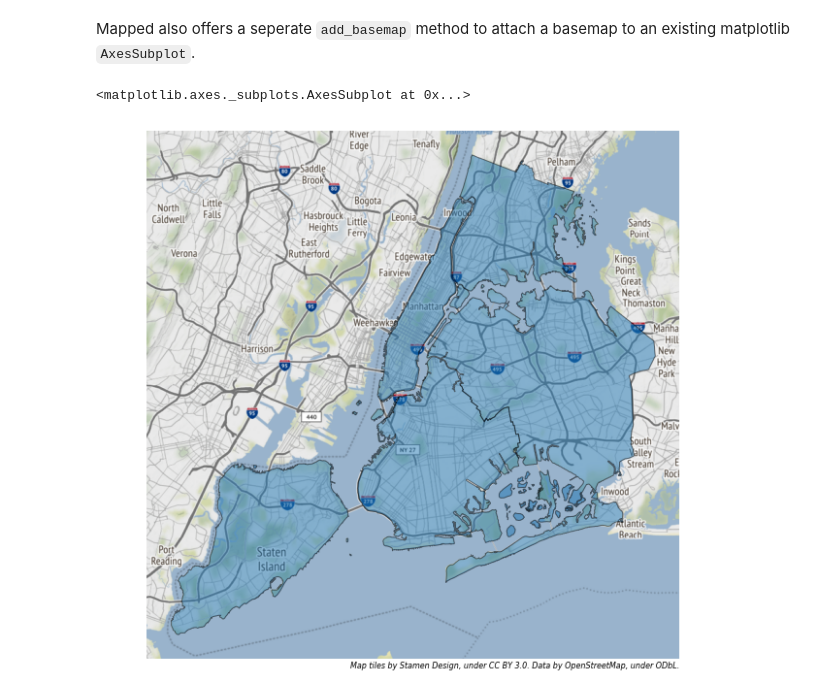
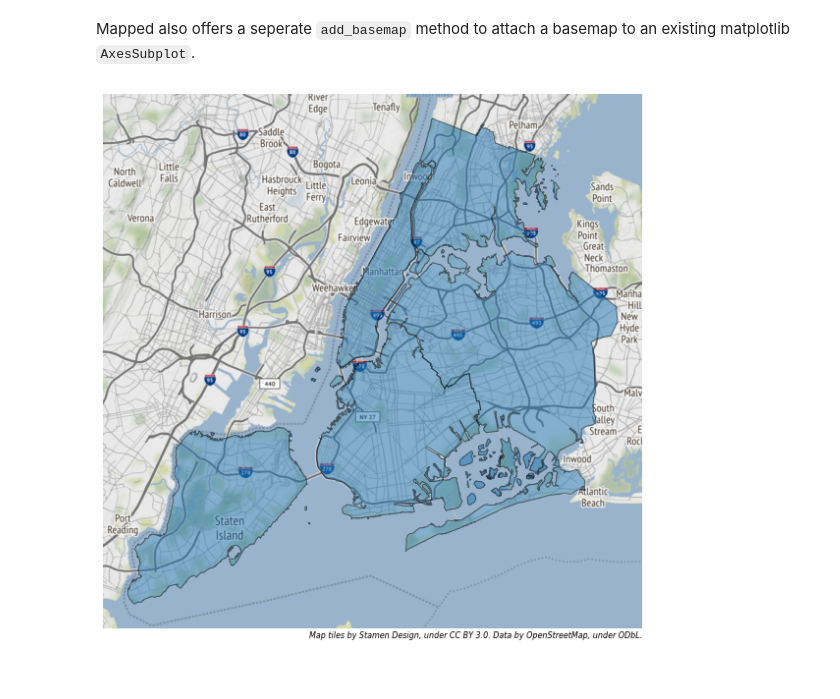
Before and after one commit to jpn--/mapped, a Jupyter notebook: examples/example-basemap.ipynb, the cells around one changed output. Drawn from its saved outputs; the diff is of its cells as text; code cells hidden in the pictures.

```diff
--- a/examples/example-basemap.ipynb
+++ b/examples/example-basemap.ipynb
@@ -44,7 +51,6 @@ Mapped also offers a seperate `add_basemap` method to attach a basemap
 to an existing matplotlib `AxesSubplot`.
 # %%
 ax = df.plot(figsize=(10, 10), alpha=0.5, edgecolor='k')
-mp.add_basemap(ax, zoom='auto', axis='off', epsg=2263)
+mapped.add_basemap(ax, zoom='auto', axis='off', epsg=2263);
 # %% [output]
-<matplotlib.axes._subplots.AxesSubplot at 0x...>
-[figure, old version]
+[figure, new version]
```
Also changed, not shown: parts of 9 cells of this notebook, 6 other files.
